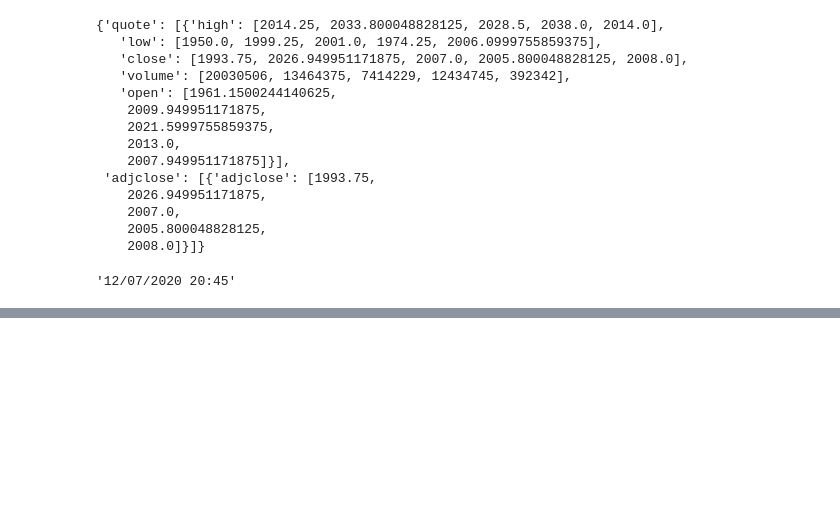
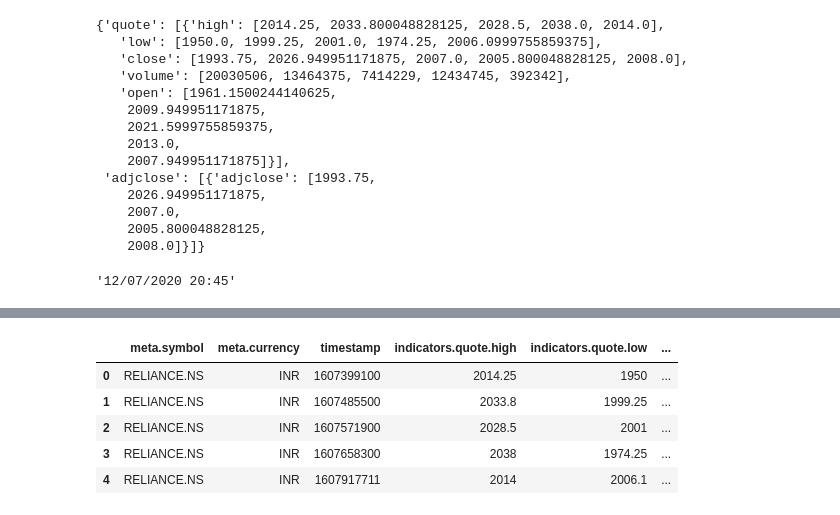
Before and after one commit to MrFuguDataScience/JSON, a Jupyter notebook: Parse_JSON_Stock_Info.ipynb, the cells around one changed output, grey strips where cells are left out. Drawn from its saved outputs; the diff is of its cells as text; code cells hidden in the pictures; blank space fills up the shorter version.

```diff
--- a/Parse_JSON_Stock_Info.ipynb
+++ b/Parse_JSON_Stock_Info.ipynb
@@ -21,9 +27,27 @@ import json,datetime
 + Since, I do not have the full data, I assume that each entry is housed within the "chart" key. And I assume this key will have the information for each company we choose for a query.
      + If this is correct I can decide to create one more entry later so we can parse this like a real file at the end.
 # %%
-pp='{"chart":{"result":[{"meta":{"currency":"INR","symbol":"RELIANCE.NS","exchangeName":"NSI","instrumentType":"EQUITY","firstTradeDate":820467900,"regularMarketTime":1607917711,"gmtoffset":19800,"timezone":"IST","exchangeTimezoneName":"Asia/Kolkata","regularMarketPrice":2008.0,"chartPreviousClose":1993.75,"priceHint":2,"currentTradingPeriod":{"pre":{"timezone":"IST","start":1607917500,"end":1607917500,"gmtoffset":19800},"regular":{"timezone":"IST","start":1607917500,"end":1607940000,"gmtoffset":19800},"post":{"timezone":"IST","start":1607940000,"end":1607940000,"gmtoffset":19800}},"dataGranularity":"1d","range":"5d","validRanges":["1d","5d","1mo","3mo","6mo","1y","2y","5y","10y","ytd","max"]},"timestamp":[1607399100,1607485500,1607571900,1607658300,1607917711],"indicators":{"quote":[{"high":[2014.25,2033.800048828125,2028.5,2038.0,2014.0],"low":[1950.0,1999.25,2001.0,1974.25,2006.0999755859375],"close":[1993.75,2026.949951171875,2007.0,2005.800048828125,2008.0],"volume":[20030506,13464375,7414229,12434745,392342],"open":[1961.1500244140625,2009.949951171875,2021.5999755859375,2013.0,2007.949951171875]}],"adjclose":[{"adjclose":[1993.75,2026.949951171875,2007.0,2005.800048828125,2008.0]}]}}],"error":null}}'
+stock_dta='{"chart":{"result":[{"meta":{"currency":"INR",\
+"symbol":"RELIANCE.NS","exchangeName":"NSI","instrumentType":"EQUITY",\
+"firstTradeDate":820467900,"regularMarketTime":1607917711,"gmtoffset":19800,\
+"timezone":"IST","exchangeTimezoneName":"Asia/Kolkata","regularMarketPrice":2008.0,\
+"chartPreviousClose":1993.75,"priceHint":2,\
+"currentTradingPeriod":{"pre":{"timezone":"IST","start":1607917500,"end":1607917500,\
+"gmtoffset":19800},"regular":{"timezone":"IST","start":1607917500,"end":1607940000,\
+"gmtoffset":19800},"post":{"timezone":"IST","start":1607940000,"end":1607940000,\
+"gmtoffset":19800}},"dataGranularity":"1d","range":"5d",\
+"validRanges":["1d","5d","1mo","3mo","6mo","1y","2y","5y","10y","ytd","max"]},\
+"timestamp":[1607399100,1607485500,1607571900,1607658300,1607917711],\
+"indicators":{"quote":[{"high":[2014.25,2033.800048828125,2028.5,2038.0,2014.0],\
+"low":[1950.0,1999.25,2001.0,1974.25,2006.0999755859375],\
+"close":[1993.75,2026.949951171875,2007.0,2005.800048828125,2008.0],\
+"volume":[20030506,13464375,7414229,12434745,392342],\
+"open":[1961.1500244140625,2009.949951171875,2021.5999755859375,\
+2013.0,2007.949951171875]}],\
+"adjclose":[{"adjclose":[1993.75,2026.949951171875,2007.0,\
+                         2005.800048828125,2008.0]}]}}],"error":null}}'
 # %%
-pd.DataFrame(json.loads(pp)['chart'])
+pd.DataFrame(json.loads(stock_dta)['chart'])
 # %% [output]
 |  | result | error |
 | 0 | {'meta': {'currency': 'INR', 'sym... | None |
@@ -168,0 +210,26 @@ datetime.datetime.fromtimestamp(df_1['timestamp'][0][0]).strftime('%m/%d/%Y %H:%
+# %%
+# full data
+tt=pd.json_normalize(json.loads(df_1.to_json(orient="records")))
+
+#flatten rows of lists
+stock_prices=tt.iloc[:,-2:].apply(pd.Series.explode)
+
+# convert rows of dictionaries to new columns (key) and values as rows
+expanded_list_stocks=pd.json_normalize(json.loads(stock_prices.to_json(orient="records")))
+
+# map timestamps to your combined dataframe as a new column
+iu_=pd.concat([tt['timestamp'],expanded_list_stocks],axis=1)
+# %%
+# combine two more columns to our DF
+xx=pd.concat([tt.loc[:,['meta.symbol','meta.currency']],iu_,],axis=1)
+
+# flatten columns of lists
+xx=xx.apply(pd.Series.explode).reset_index(drop=True)
+xx
+# %% [output]
+|  | meta.symbol | meta.currency | timestamp | indicators.quote.high | indicators.quote.low | ... |
+| 0 | RELIANCE.NS | INR | 1607399100 | 2014.25 | 1950 | ... |
+| 1 | RELIANCE.NS | INR | 1607485500 | 2033.8 | 1999.25 | ... |
+| 2 | RELIANCE.NS | INR | 1607571900 | 2028.5 | 2001 | ... |
+| 3 | RELIANCE.NS | INR | 1607658300 | 2038 | 1974.25 | ... |
+| 4 | RELIANCE.NS | INR | 1607917711 | 2014 | 2006.1 | ... |
```
Also changed, not shown: parts of 25 cells of this notebook.
